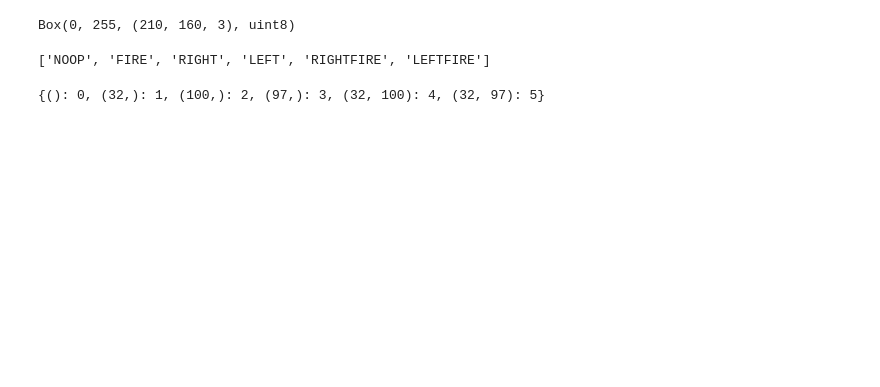
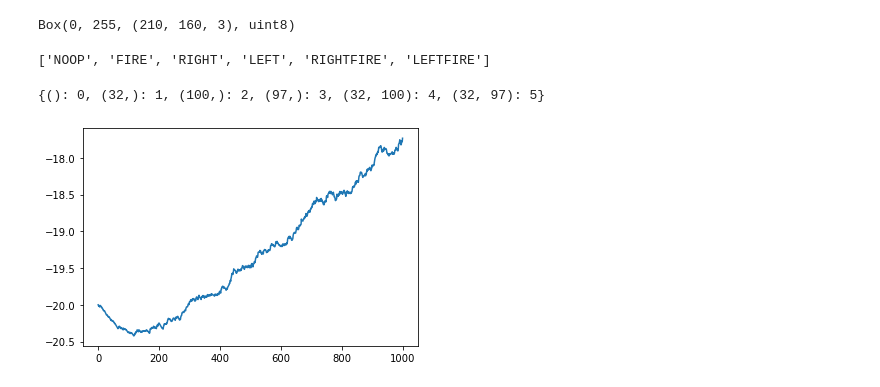
Before and after one commit to Shyamsaibethina/DLG-AI-2021, a Jupyter notebook: MV1.ipynb, the cells around one changed output. Drawn from its saved outputs; the diff is of its cells as text; code cells hidden in the pictures; blank space fills up the shorter version.

```diff
--- a/MV1.ipynb
+++ b/MV1.ipynb
@@ -231,3 +304,12 @@ env.unwrapped.get_action_meanings()
 env.unwrapped.get_keys_to_action()
 # %% [output]
 {(): 0, (32,): 1, (100,): 2, (97,): 3, (32, 100): 4, (32, 97): 5}
+# %%
+with open("ControlRRLR1e-3.txt", "rb") as fp:   # Unpickling
+        running_rewards = pickle.load(fp)
+# %%
+fig = plt.figure()
+plt.plot(range(1000), running_rewards[:1000])
+plt.show()
+# %% [output]
+[figure, added]
```
Also changed, not shown: parts of 6 cells of this notebook.
